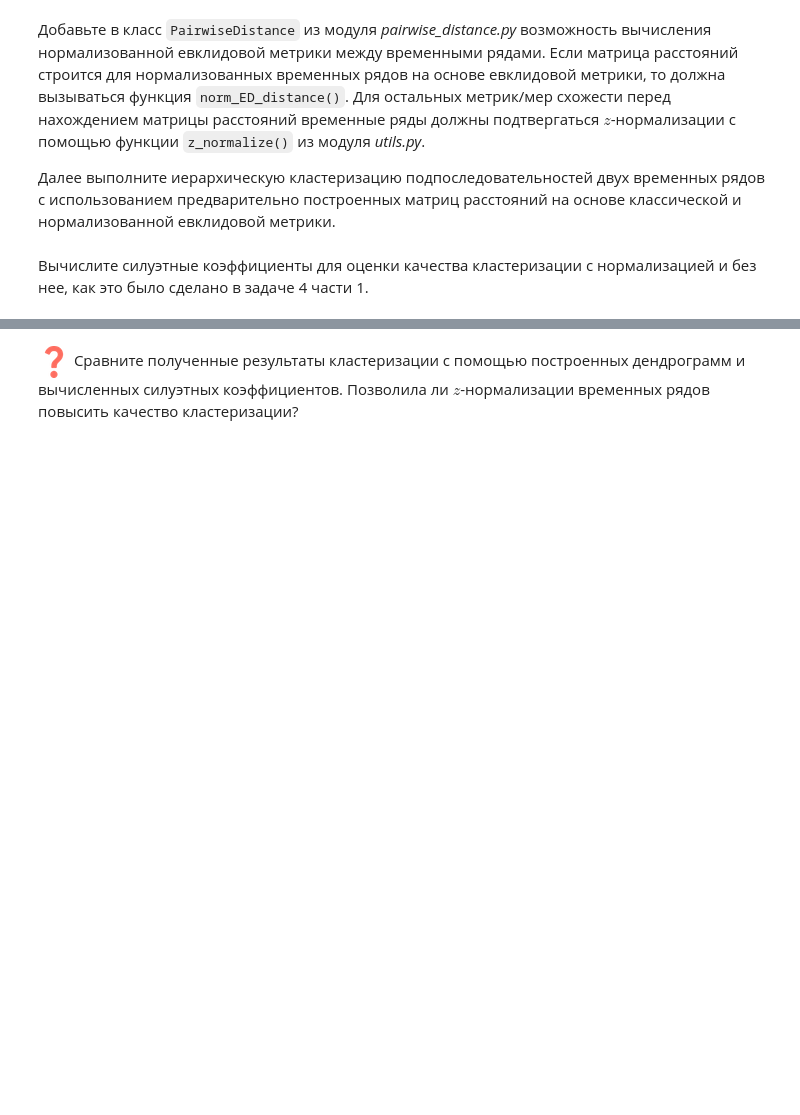
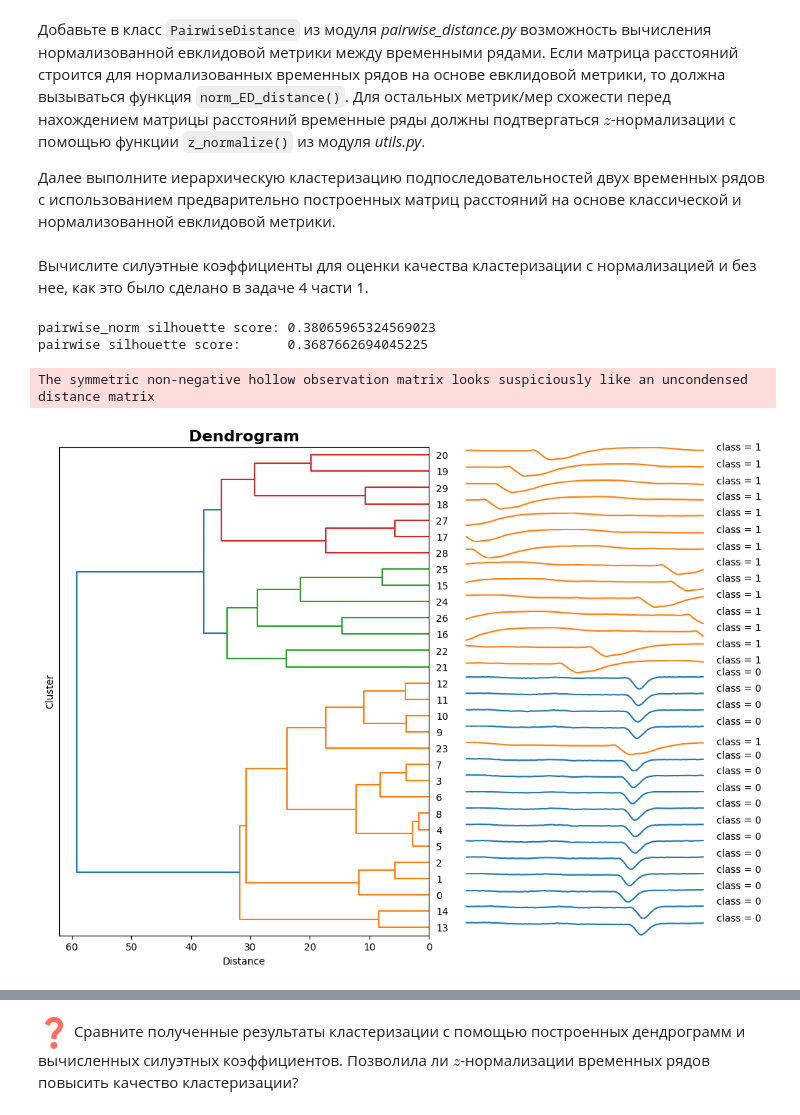
Before and after one commit to Haidit/2024-Stepanov-TimeSeriesCourse, a Jupyter notebook: practice/01 Basics/01 Basics.ipynb, the cells around one changed output, grey strips where cells are left out. Saved outputs shown, nothing was run; the diff lists cells and outputs as text; code cells hidden in the pictures; blank space fills up the shorter version.

```diff
--- a/practice/01 Basics/01 Basics.ipynb
+++ b/practice/01 Basics/01 Basics.ipynb
@@ -320,0 +402,3 @@ labels = np.array([0]*subs_set1[0:15].shape[0] + [1]*subs_set2[0:15].shape[0])
+# %%
+pairwise_distance_norm = PairwizeDistance(metric='euclidean', is_normalize = True).calculate(subs_set)
+pairwise_distance_ = PairwizeDistance().calculate(subs_set)
@@ -324,0 +413,21 @@ labels = np.array([0]*subs_set1[0:15].shape[0] + [1]*subs_set2[0:15].shape[0])
+# %%
+clustering_pairwise_norm = TimeSeriesHierarchicalClustering(n_clusters=3, method='average')
+pairwise_norm_classes = clustering_pairwise_norm.fit_predict(pairwise_distance_norm)
+
+clustering_pairwise = TimeSeriesHierarchicalClustering(n_clusters=3, method='average')
+pairwise_classes = clustering_pairwise.fit_predict(pairwise_distance_)
+
+silhouette_pairwise_norm = silhouette_score(subs_set, pairwise_norm_classes)
+silhouette_pairwise = silhouette_score(subs_set, pairwise_classes)
+print(f'pairwise_norm silhouette score:\t{silhouette_pairwise_norm}')
+print(f'pairwise silhouette score:\t{silhouette_pairwise}')
+# %% [output]
+pairwise_norm silhouette score: 0.38065965324569023
+pairwise silhouette score:      0.3687662694045225
+The symmetric non-negative hollow observation matrix looks suspiciously like an uncondensed distance matrix
+# %%
+
+model.fit(pairwise_distance_norm)
+model.plot_dendrogram(subs_set, labels)
+# %% [output]
+[figure, added]
```
Also changed, not shown: parts of 17 cells of this notebook, 1 other file.
